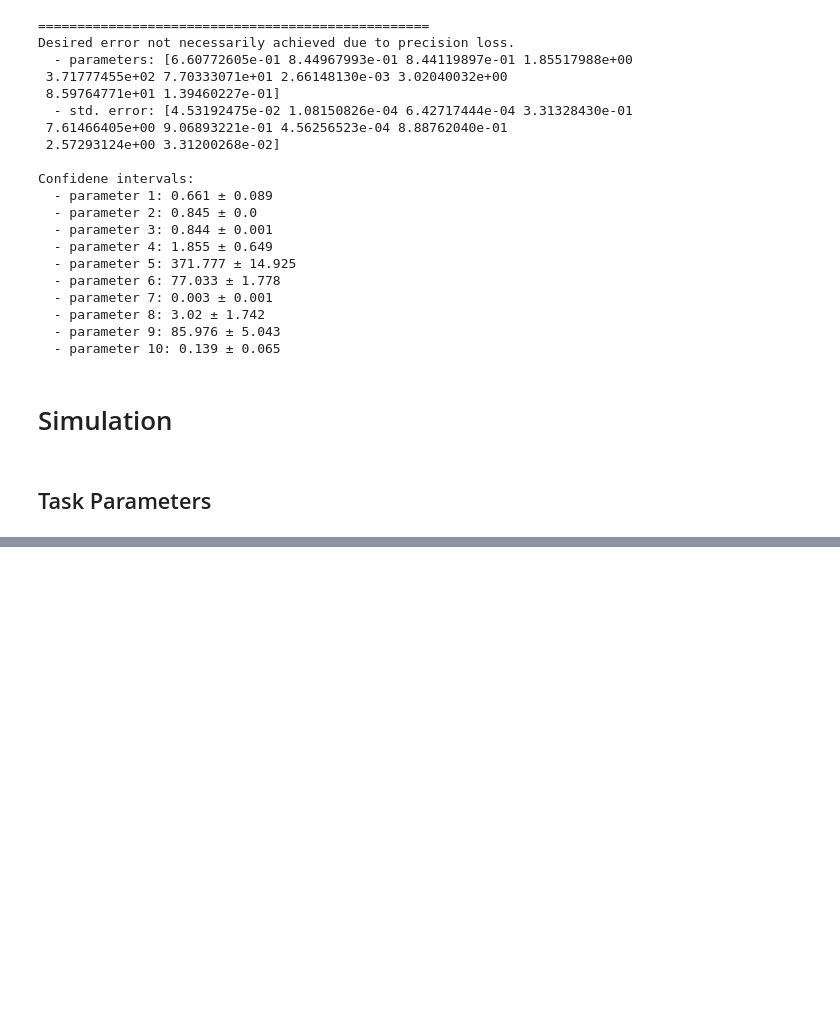
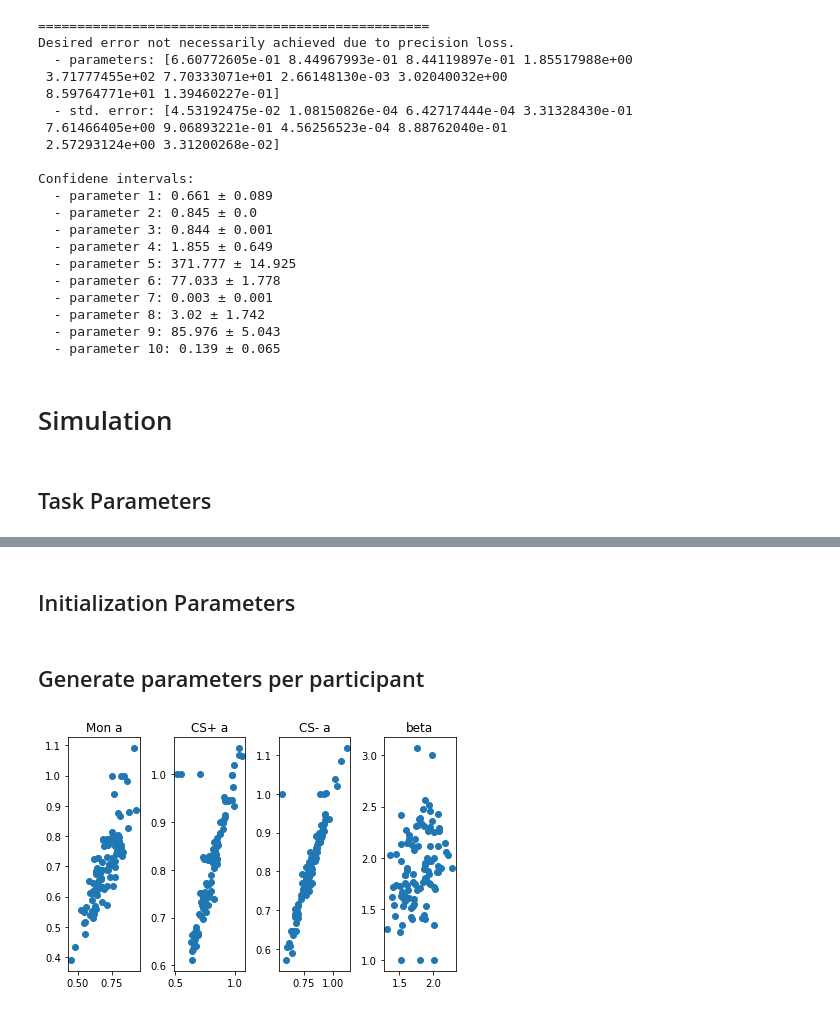
Before and after one commit to ffviana/nutreconDrive, a Jupyter notebook: 3. Analysis/nutrecon_simulation.ipynb, the cells around one changed output, grey strips where cells are left out. Cells and saved outputs as stored; diff of their text form; code cells hidden in the pictures; blank space fills up the shorter version.

```diff
--- a/3. Analysis/nutrecon_simulation.ipynb
+++ b/3. Analysis/nutrecon_simulation.ipynb
@@ -434,0 +433,24 @@ for i in tqdm(range(N_iter)):
+# %% [markdown]
+## Initialization Parameters
+# %%
+alphaMoney0 = 1
+alphaCplus0 = 1
+alphaCminus0 = 1
+st_betaMoney0 = 1 # also used in model with only one beta
+st_betaCplus0 = 1
+st_betaCminus0 = 1
+mt_betaCplus0 = 1
+mt_betaCminus0 = 1
+sFactorCplus0 = 1
+sFactorCminus0= 1
+
+
+x0_10params = (alphaMoney0, alphaCplus0, alphaCminus0,
+      st_betaMoney0, st_betaCplus0, st_betaCminus0, mt_betaCplus0, mt_betaCminus0,
+      sFactorCplus0, sFactorCminus0)
+
+x0_6params = (alphaMoney0, alphaCplus0, alphaCminus0,
+      st_betaMoney0,
+      sFactorCplus0, sFactorCminus0)
+# %% [markdown]
+## Generate parameters per participant
@@ -434,0 +542,13 @@ for i in tqdm(range(N_iter)):
+# %%
+fig, ax = plt.subplots(ncols = 4)
+titles = ['Mon a', 'CS+ a', 'CS- a', 'beta']
+
+for p in range(4):
+    alphas = st_pars[p,:]
+    est_alphas = st_estPars[:,p]
+    ax[p].scatter(alphas, est_alphas)
+    ax[p].set_title(titles[p])
+
+plt.tight_layout()
+# %% [output]
+[figure, added]
```
Also changed, not shown: parts of 9 cells of this notebook, 2 other files.
